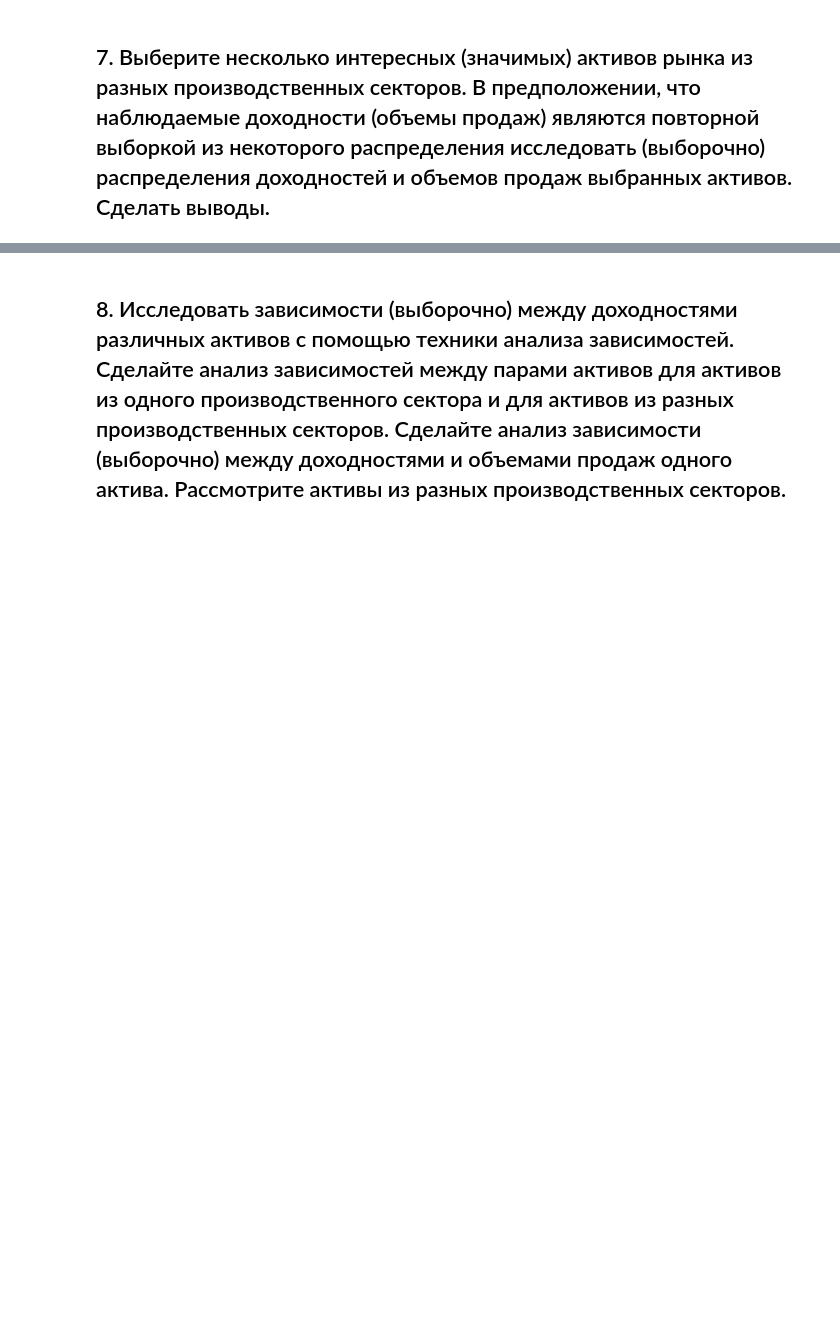
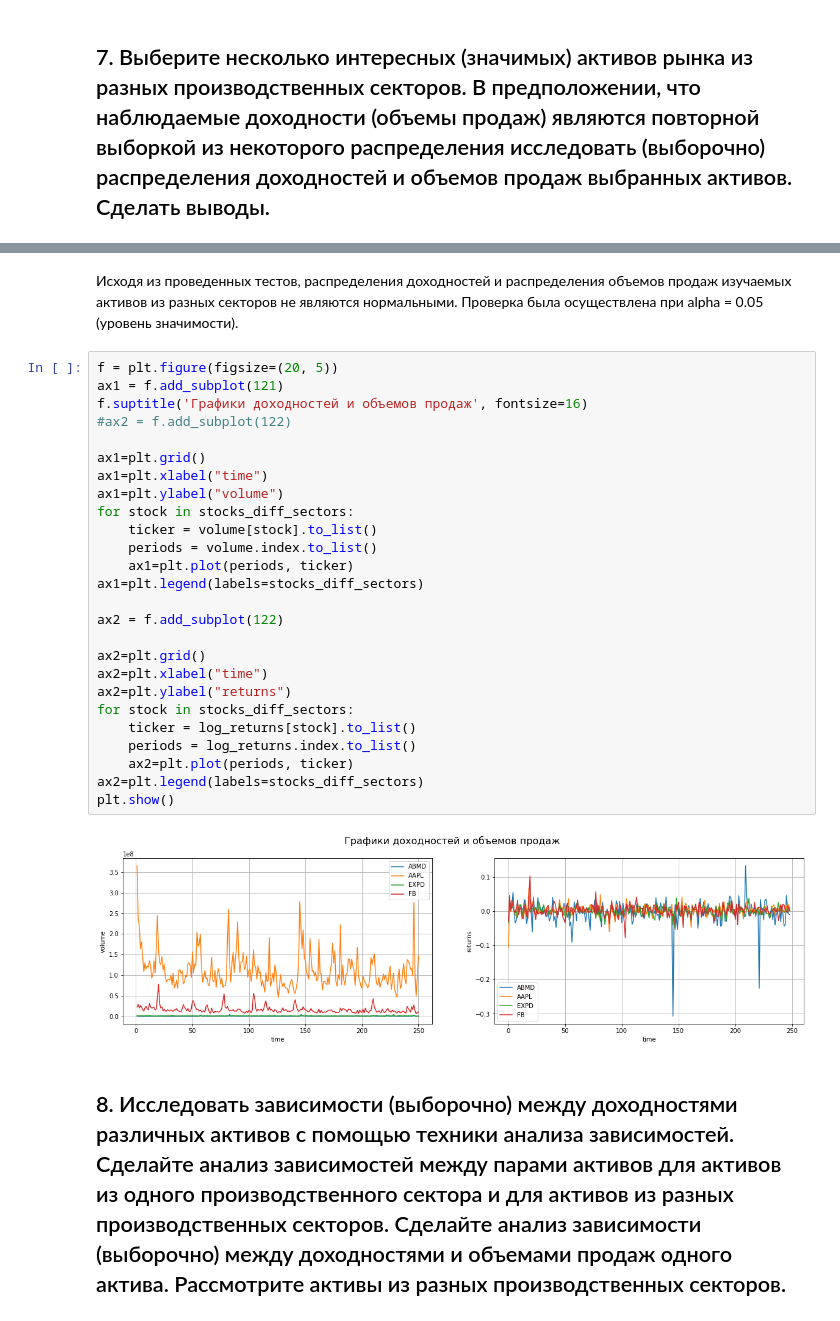
Before and after one commit to katyamalysheva/lab-1, a Jupyter notebook: lab1.ipynb, the cells around one changed output, grey strips where cells are left out. Cells and saved outputs as stored; diff of their text form; blank space fills up the shorter version.

```diff
--- a/lab1.ipynb
+++ b/lab1.ipynb
@@ -404,3 +486,33 @@ for tested_ticker in tested_tickers:
+# %% [markdown]
+Исходя из проведенных тестов, распределения доходностей и распределения объемов продаж изучаемых активов из разных секторов не являются нормальными. Проверка была осуществлена при alpha = 0.05 (уровень значимости).
+# %%
+f = plt.figure(figsize=(20, 5))
+ax1 = f.add_subplot(121)
+f.suptitle('Графики доходностей и объемов продаж', fontsize=16)
+#ax2 = f.add_subplot(122)
+
+ax1=plt.grid()
+ax1=plt.xlabel("time")
+ax1=plt.ylabel("volume")
+for stock in stocks_diff_sectors:
+    ticker = volume[stock].to_list()
+    periods = volume.index.to_list()
+    ax1=plt.plot(periods, ticker)
+ax1=plt.legend(labels=stocks_diff_sectors)
+
+ax2 = f.add_subplot(122)
+
+ax2=plt.grid()
+ax2=plt.xlabel("time")
+ax2=plt.ylabel("returns")
+for stock in stocks_diff_sectors:
+    ticker = log_returns[stock].to_list()
+    periods = log_returns.index.to_list()
+    ax2=plt.plot(periods, ticker)
+ax2=plt.legend(labels=stocks_diff_sectors)
+plt.show()
+# %% [output]
+[figure, added]
 # %% [markdown]
 ## 8. Исследовать зависимости (выборочно) между доходностями различных активов с помощью техники анализа зависимостей. Сделайте анализ зависимостей между парами активов для активов из одного производственного сектора и для активов из разных производственных секторов. Сделайте анализ зависимости (выборочно) между доходностями и объемами продаж одного актива. Рассмотрите активы из разных производственных секторов.
 # %% [markdown]
```
Also changed, not shown: parts of 26 cells of this notebook, 1 other file.
